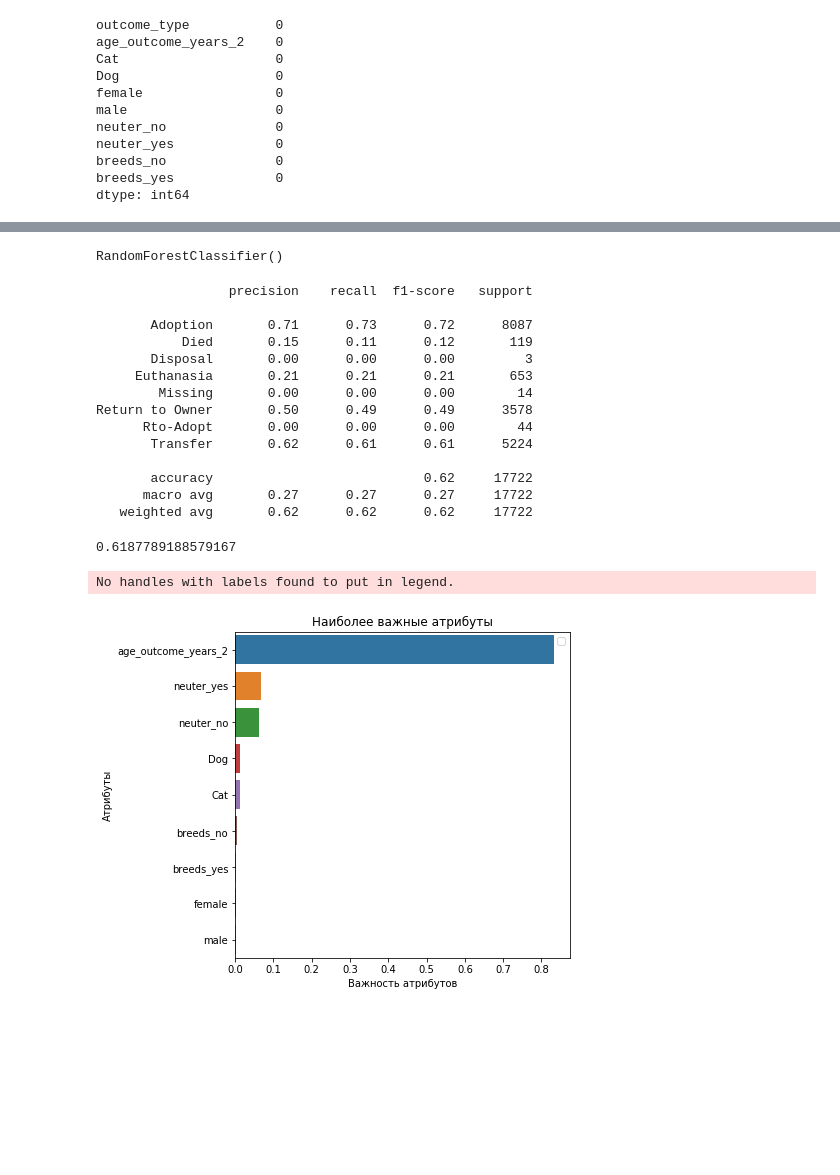
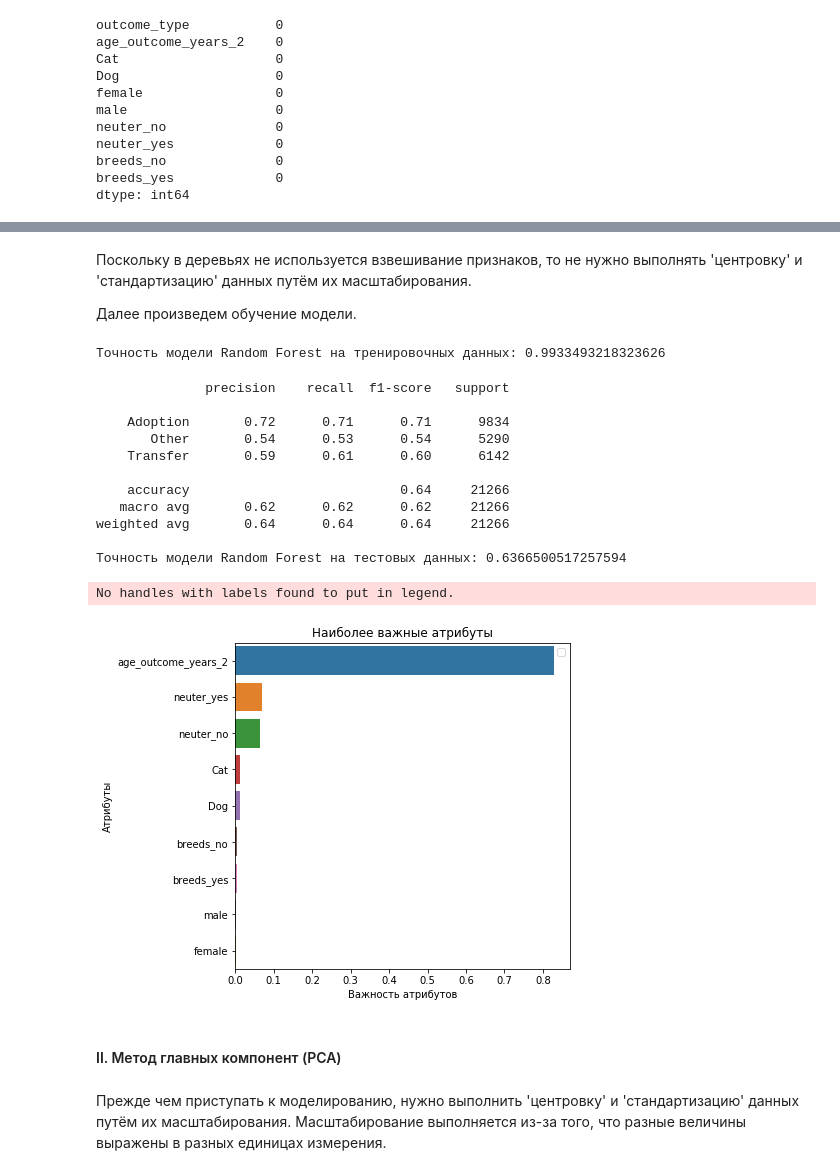
Before and after one commit to Natalya2383/python_basics_homework, a Jupyter notebook: 26_Feature Engineering_homework3/Homework3_FE.ipynb, the cells around one changed output, grey strips where cells are left out. Drawn from its saved outputs; the diff is of its cells as text; code cells hidden in the pictures; blank space fills up the shorter version.

```diff
--- a/26_Feature Engineering_homework3/Homework3_FE.ipynb
+++ b/26_Feature Engineering_homework3/Homework3_FE.ipynb
@@ -749,2 +759,3 @@ y = data_dc['outcome_type']
 # %%
-# X_train, X_test, y_train, y_test = train_test_split(X, y)
+from sklearn.model_selection import train_test_split
+X_train, X_test, y_train, y_test = train_test_split(X, y, test_size=0.30, stratify=y)
@@ -764,3 +761,0 @@ y = data_dc['outcome_type']
-# %%
-from sklearn.model_selection import train_test_split
-X_train, X_test, y_train, y_test = train_test_split(X, y)
@@ -771,43 +762,54 @@ model=RandomForestClassifier(n_estimators=100)
-# %%
-# обучаем модель
-model.fit(X_train,y_train)
-# %% [output]
-RandomForestClassifier()
+# %% [markdown]
+Поскольку в деревьях не используется взвешивание признаков, то не нужно выполнять 'центровку' и 'стандартизацию' данных путём их масштабирования.
+
+Далее произведем обучение модели.
+# %%
+from sklearn.ensemble import RandomForestClassifier
+from sklearn.metrics import recall_score
+
+# инициализация модели
+model_rf = RandomForestClassifier()  #(n_estimators=100)
+
+# обучение модели
+model_rf.fit(X_train, y_train)
+
+# проверка точности модели на тренировочных данных
+print('Точность модели Random Forest на тренировочных данных:', model_rf.score(X_train, y_train))
+# %% [output]
+Точность модели Random Forest на тренировочных данных: 0.9933493218323626
 # %%
+# точность модели на тестовых данных
 from sklearn.metrics import classification_report
-model_pred = model.predict(X_test)
-print(classification_report(y_test, model_pred))
-model.score(X_test, y_test)
+
+model_rf_pred = model_rf.predict(X_test)
+print(classification_report(y_test, model_rf_pred))
+print('Точность модели Random Forest на тестовых данных:', model_rf.score(X_test, y_test))
 # %% [output]
-                 precision    recall  f1-score   support
+              precision    recall  f1-score   support
 
-       Adoption       0.71      0.73      0.72      8087
-           Died       0.15      0.11      0.12       119
-       Disposal       0.00      0.00      0.00         3
-     Euthanasia       0.21      0.21      0.21       653
-        Missing       0.00      0.00      0.00        14
-Return to Owner       0.50      0.49      0.49      3578
-      Rto-Adopt       0.00      0.00      0.00        44
-       Transfer       0.62      0.61      0.61      5224
+    Adoption       0.72      0.71      0.71      9834
+       Other       0.54      0.53      0.54      5290
+    Transfer       0.59      0.61      0.60      6142
 
-       accuracy                           0.62     17722
-      macro avg       0.27      0.27      0.27     17722
-   weighted avg       0.62      0.62      0.62     17722
+    accuracy                           0.64     21266
+   macro avg       0.62      0.62      0.62     21266
+weighted avg       0.64      0.64      0.64     21266
+
+Точность модели Random Forest на тестовых данных: 0.6366500517257594
-0.6187789188579167
 # %%
 # Наиболее важные атрибуты для модели Random Forest
 headers = list(X_train.columns.values)
 
-feature_imp = pd.Series(model.feature_importances_,index=headers).sort_values(ascending=False)
+feature_imp = pd.Series(model_rf.feature_importances_,index=headers).sort_values(ascending=False)
 
 f, ax = plt.subplots(figsize=(6, 6))
 sns.barplot(x=feature_imp, y=feature_imp.index)
 
 plt.xlabel('Важность атрибутов')
 plt.ylabel('Атрибуты')
 plt.title("Наиболее важные атрибуты")
 plt.legend()
 plt.show()
 # %% [output]
 No handles with labels found to put in legend.
-[figure, old version]
+[figure, new version]
@@ -823,0 +816,4 @@ No handles with labels found to put in legend.
+# %% [markdown]
+#### II. Метод главных компонент (PCA)
+# %% [markdown]
+Прежде чем приступать к моделированию, нужно выполнить 'центровку' и 'стандартизацию' данных путём их масштабирования. Масштабирование выполняется из-за того, что разные величины выражены в разных единицах измерения.
```
Also changed, not shown: parts of 33 cells of this notebook.
